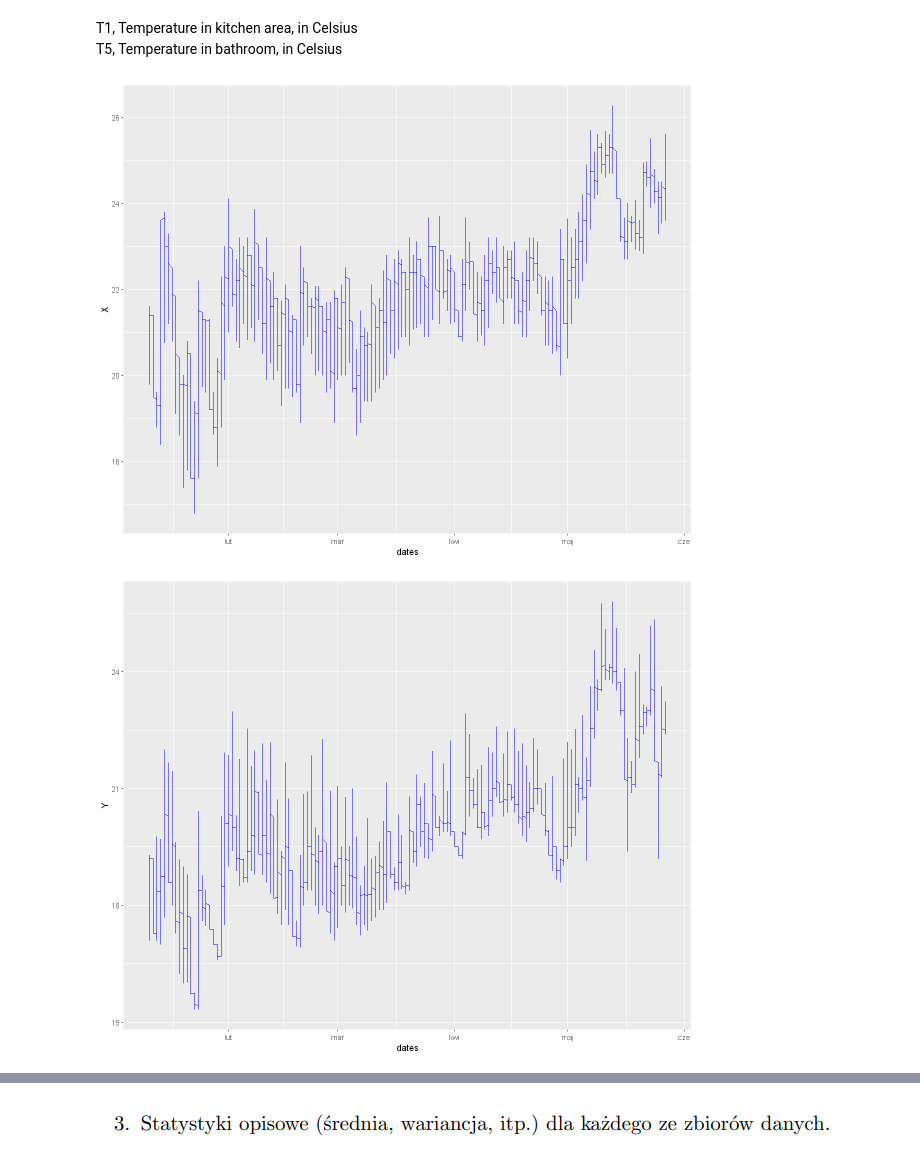
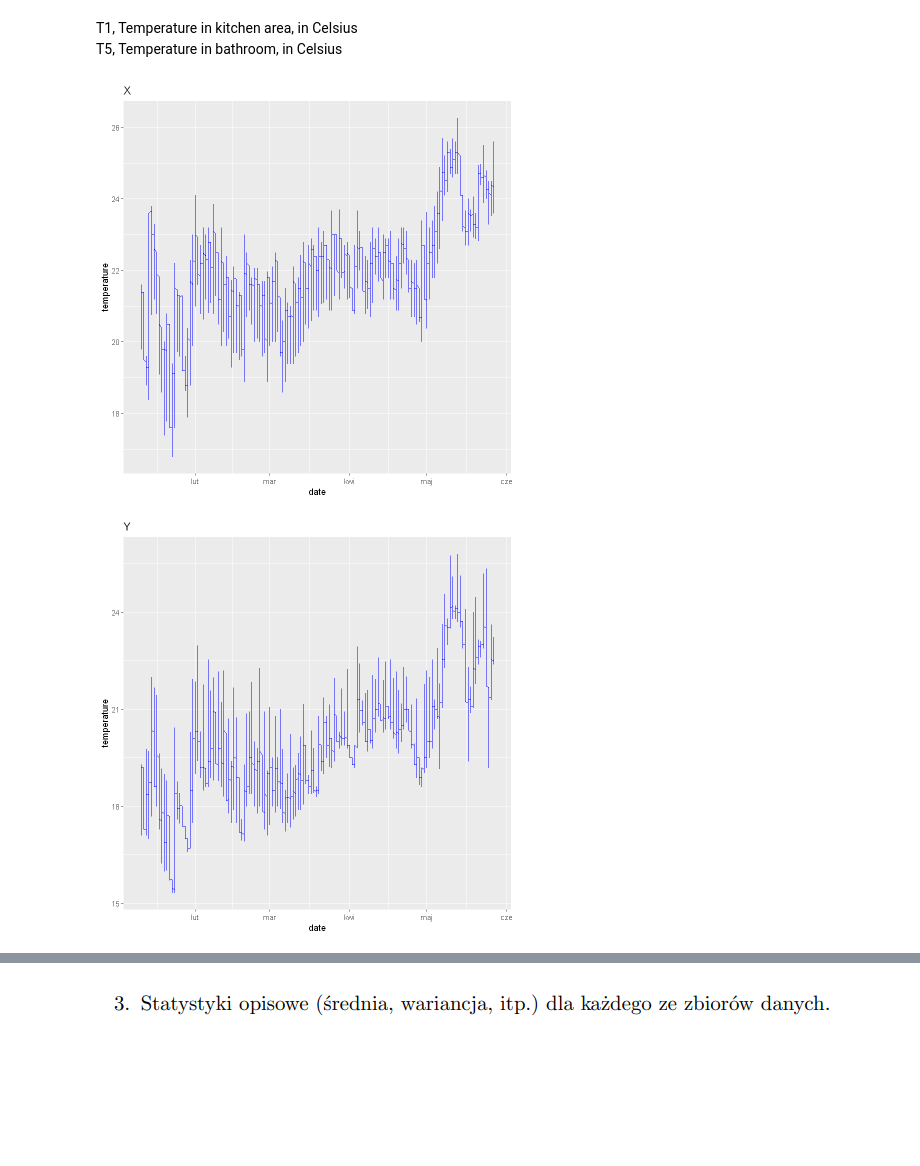
Before and after one commit to tashiamuffin/kaszcz_1, a Jupyter notebook: rap1.ipynb, the cells around one changed output, grey strips where cells are left out. Drawn from its saved outputs; the diff is of its cells as text; code cells hidden in the pictures; blank space fills up the shorter version.

```diff
--- a/rap1.ipynb
+++ b/rap1.ipynb
@@ -9,3 +32,6 @@ Warning message:
+# %%
+w = 10
+h = 8
 # %% [markdown]
 ![image.png](attachment:image.png)
 # %% [markdown]
@@ -16,19 +42,19 @@ dane: https://www.kaggle.com/datasets/loveall/appliances-energy-prediction
 T1, Temperature in kitchen area, in Celsius <br>
 T5, Temperature in bathroom, in Celsius
 # %%
-p <- read.csv('KAG_energydata_complete.csv', header=TRUE)
-p <- na.omit(p)
+f <- read.csv('KAG_energydata_complete.csv', header=TRUE)
+f <- na.omit(f)
 # %%
 #head(p)
-X <- p$T1
-Y <- p$T5
-dates <- as.Date(p$date)
-p1 <- ggplot() + geom_line(aes(dates, X), color = "blue")
-p2 <- ggplot() + geom_line(aes(dates, Y), color = "blue")
-ggsave(plot = p1, width = 10, height = 8, dpi = 300, filename = "X.jpg")
-ggsave(plot = p2, width = 10, height = 8, dpi = 300, filename = "Y.jpg")
+X <- f$T1
+Y <- f$T5
+dates <- as.Date(f$date)
+p1 <- ggplot() + geom_line(aes(dates, X), color = "blue") + labs(x="date", y="temperature") + ggtitle("X")
+p2 <- ggplot() + geom_line(aes(dates, Y), color = "blue") + labs(x="date", y="temperature") + ggtitle("Y")
+ggsave(plot = p1, width = w, height = h, dpi = 300, filename = "X.jpg")
+ggsave(plot = p2, width = w, height = h, dpi = 300, filename = "Y.jpg")
 p1
 p2
 # %% [output]
-[figure, old version]
+[figure, new version]
-[figure, old version]
+[figure, new version]
```
Also changed, not shown: parts of 38 cells of this notebook.
